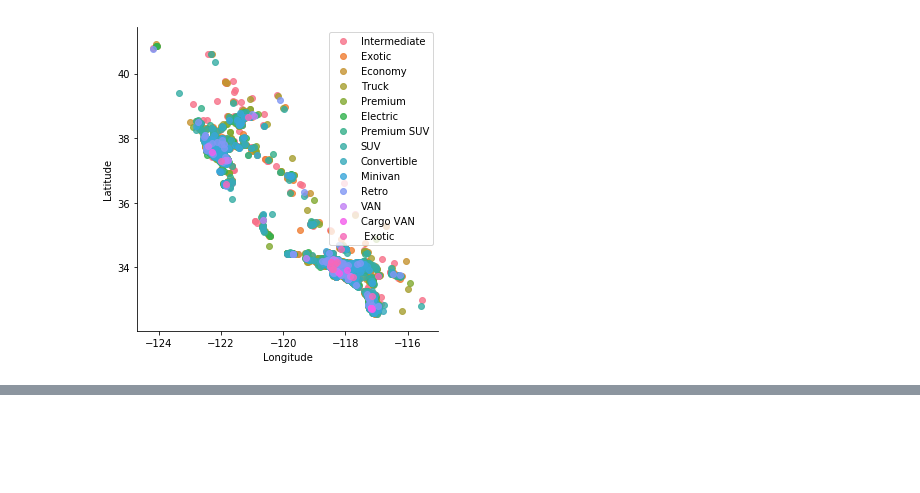
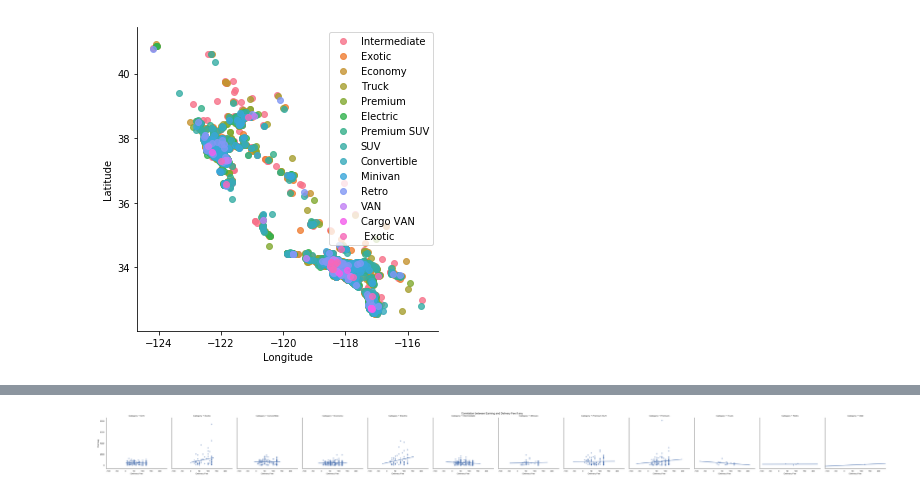
Before and after one commit to leravalencia/experiment, a Jupyter notebook: CAPSTONE 2 REPORT.ipynb, the cells around one changed output, grey strips where cells are left out. Cells and saved outputs as stored; diff of their text form; code cells hidden in the pictures; blank space fills up the shorter version.

```diff
--- a/CAPSTONE 2 REPORT.ipynb
+++ b/CAPSTONE 2 REPORT.ipynb
@@ -207,0 +285,19 @@ No handles with labels found to put in legend.
+# %%
+df1 = df[(df['fee']>0)]
+# Earning with fee
+sns.set(style="white")
+
+g = sns.lmplot(y='Earning',
+               x='fee',
+               data=df1, # Data.
+               col='Category',
+               fit_reg=True,
+               ci=False,
+               scatter_kws={'alpha':0.4})
+g.set_ylabels("Earning")
+g.set_xlabels("Delivery Fee")
+plt.suptitle('Correlation between Earning and Delivery Fee if any')
+plt.subplots_adjust(top=0.9)
+plt.show()
+# %% [output]
+[figure, added]
```
Also changed, not shown: parts of 18 cells of this notebook.
